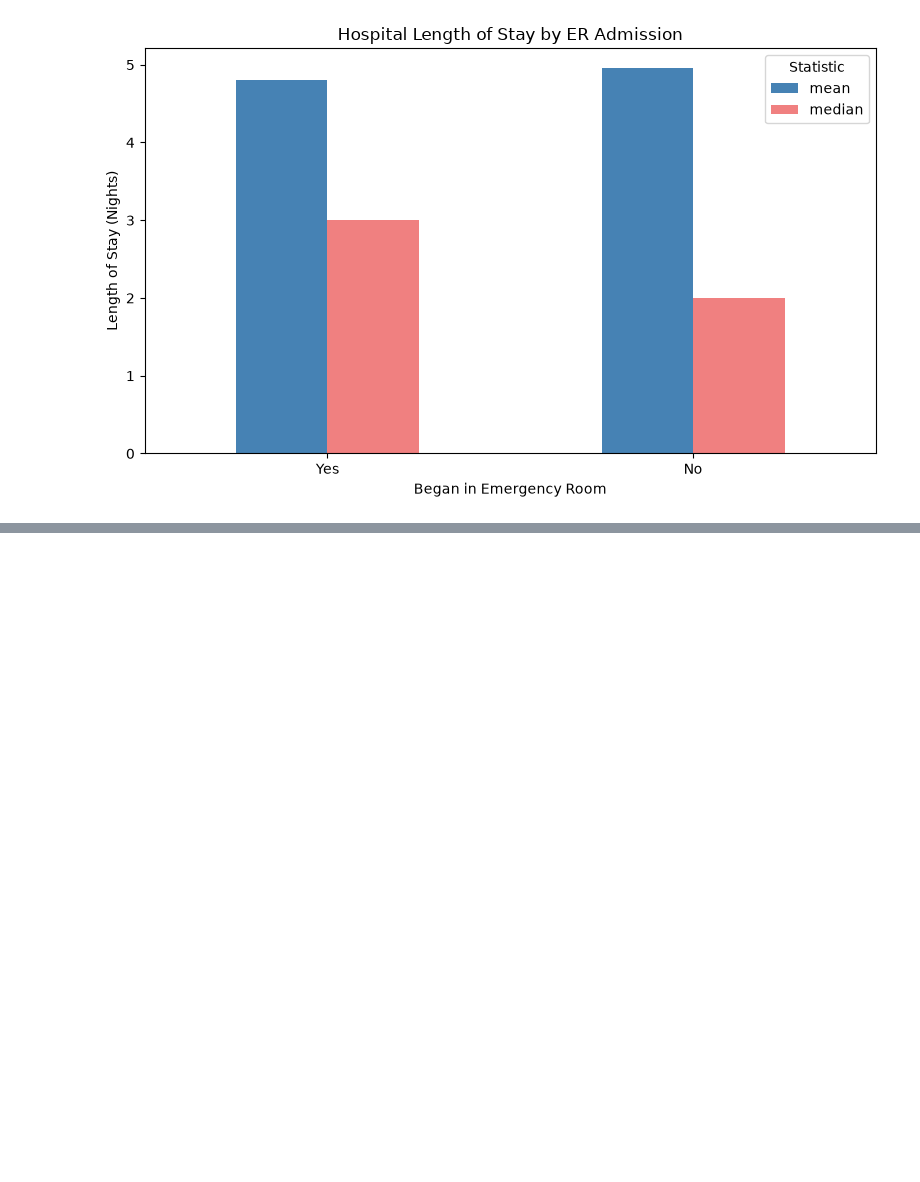
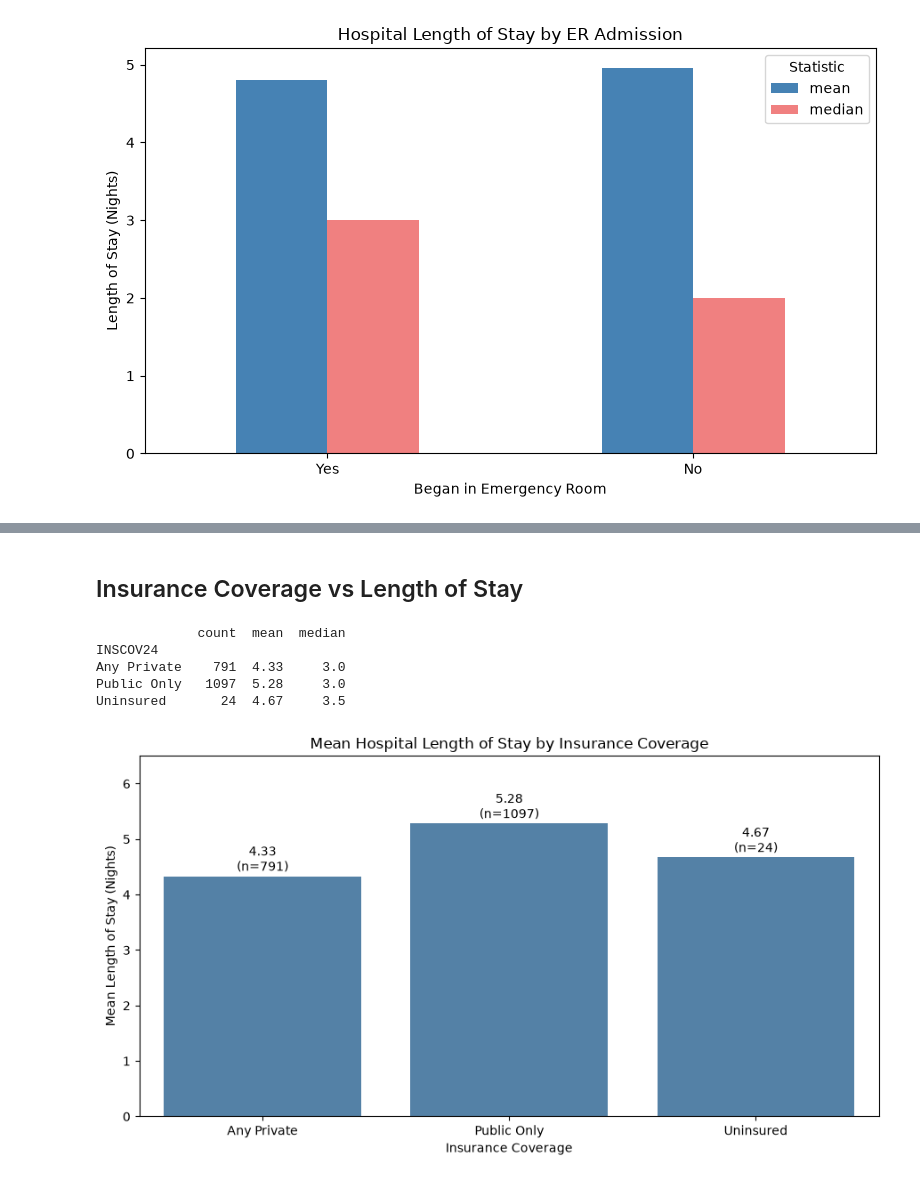
Before and after one commit to sydsailors/hospital-los-capstone, a Jupyter notebook: notebooks/los_eda.ipynb, the cells around one changed output, grey strips where cells are left out. Saved outputs shown, nothing was run; the diff lists cells and outputs as text; code cells hidden in the pictures; blank space fills up the shorter version.

```diff
--- a/notebooks/los_eda.ipynb
+++ b/notebooks/los_eda.ipynb
@@ -271,0 +503,52 @@ plt.show()
+# %% [markdown]
+## Insurance Coverage vs Length of Stay
+# %%
+insurance_summary = (
+    df.groupby("INSCOV24")["NUMNIGHX"]
+    .agg(["count", "mean", "median"])
+    .round(2)
+)
+
+insurance_summary.index = insurance_summary.index.map({
+    1: "Any Private",
+    2: "Public Only",
+    3: "Uninsured"
+})
+
+print(insurance_summary)
+# %% [output]
+             count  mean  median
+INSCOV24
+Any Private    791  4.33     3.0
+Public Only   1097  5.28     3.0
+Uninsured       24  4.67     3.5
+# %%
+insurance_plot = insurance_summary.copy()
+
+plt.figure(figsize=(9, 5))
+
+ax = sns.barplot(
+    x=insurance_plot.index,
+    y=insurance_plot["mean"],
+    color="steelblue"
+)
+
+for i, (mean, count) in enumerate(
+    zip(insurance_plot["mean"], insurance_plot["count"])
+):
+    ax.text(
+        i,
+        mean + 0.1,
+        f"{mean:.2f}\n(n={count})",
+        ha="center"
+    )
+
+plt.title("Mean Hospital Length of Stay by Insurance Coverage")
+plt.xlabel("Insurance Coverage")
+plt.ylabel("Mean Length of Stay (Nights)")
+plt.ylim(0, 6.5)
+
+plt.tight_layout()
+plt.show()
+# %% [output]
+[figure, added]
```
Also changed, not shown: parts of 18 cells of this notebook.
